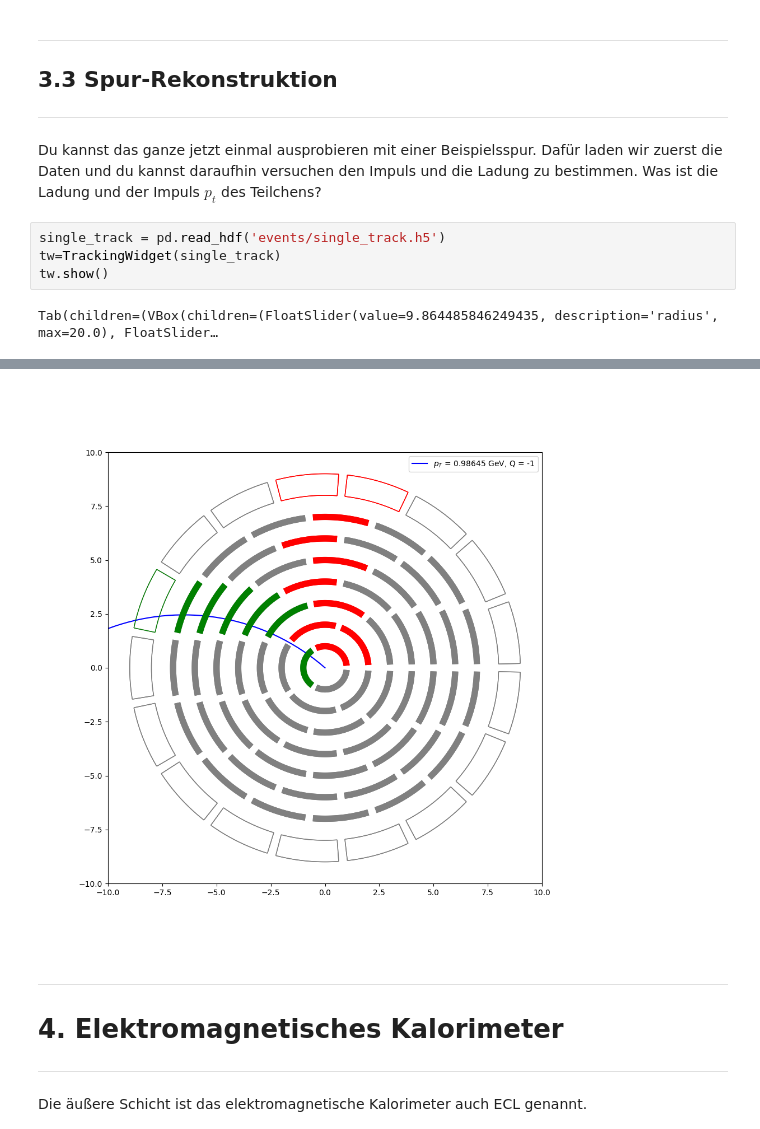
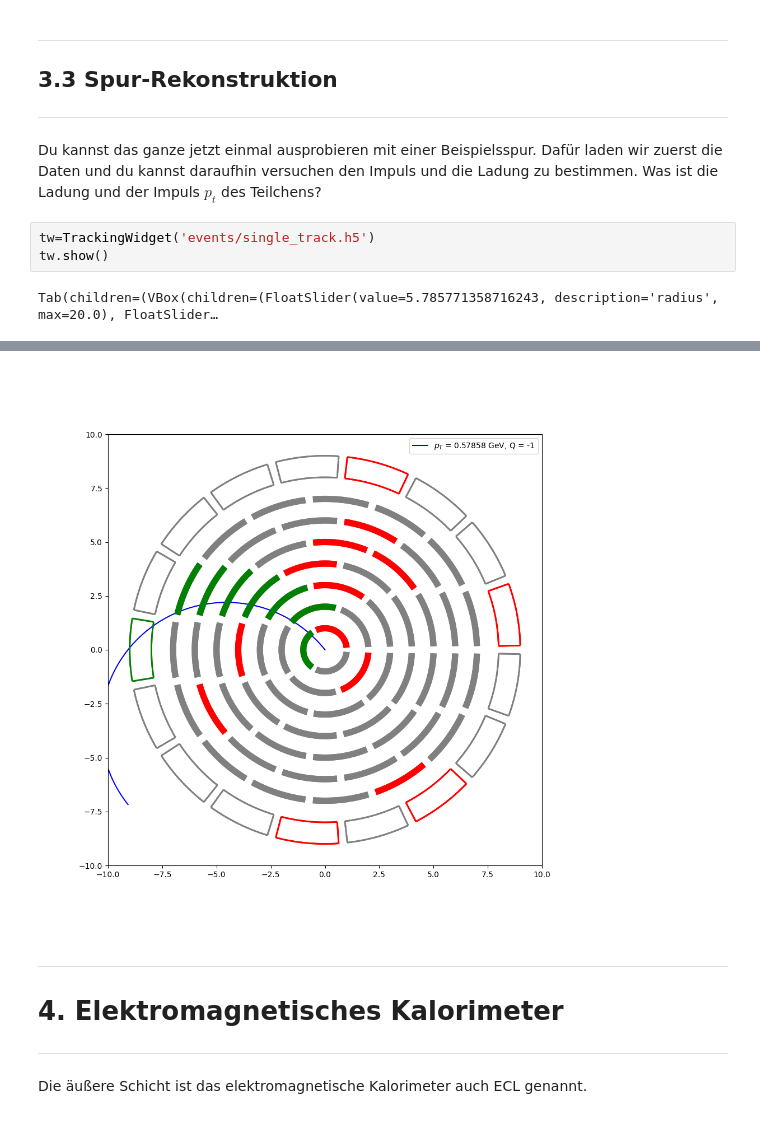
Before and after one commit to haide-i/Masterclass-BelleII, a Jupyter notebook: Introduction.ipynb, the cells around one changed output, grey strips where cells are left out. Drawn from its saved outputs; the diff is of its cells as text.

Commit message:
fixed single track file

```diff
--- a/Introduction.ipynb
+++ b/Introduction.ipynb
@@ -186,13 +186,12 @@ Hier siehst du ein Beispiel von Detektorrauschen. Auf der linken Seite sind die
 ---
 Du kannst das ganze jetzt einmal ausprobieren mit einer Beispielsspur. Dafür laden wir zuerst die Daten und du kannst daraufhin versuchen den Impuls und die Ladung zu bestimmen. Was ist die Ladung und der Impuls $p_t$ des Teilchens?
 # %%
-single_track = pd.read_hdf('events/single_track.h5')
-tw=TrackingWidget(single_track)
+tw=TrackingWidget('events/single_track.h5')
 tw.show()
 # %% [output]
-Tab(children=(VBox(children=(FloatSlider(value=9.864485846249435, description='radius', max=20.0), FloatSlider…
+Tab(children=(VBox(children=(FloatSlider(value=5.785771358716243, description='radius', max=20.0), FloatSlider…
 [interactive output not drawn]
-[figure, old version]
+[figure, new version]
 # %% [markdown]
 ---
 # 4. Elektromagnetisches Kalorimeter <a id='SubSec:ECL'> </a>
```
Also changed, not shown: parts of 2 cells of this notebook.
